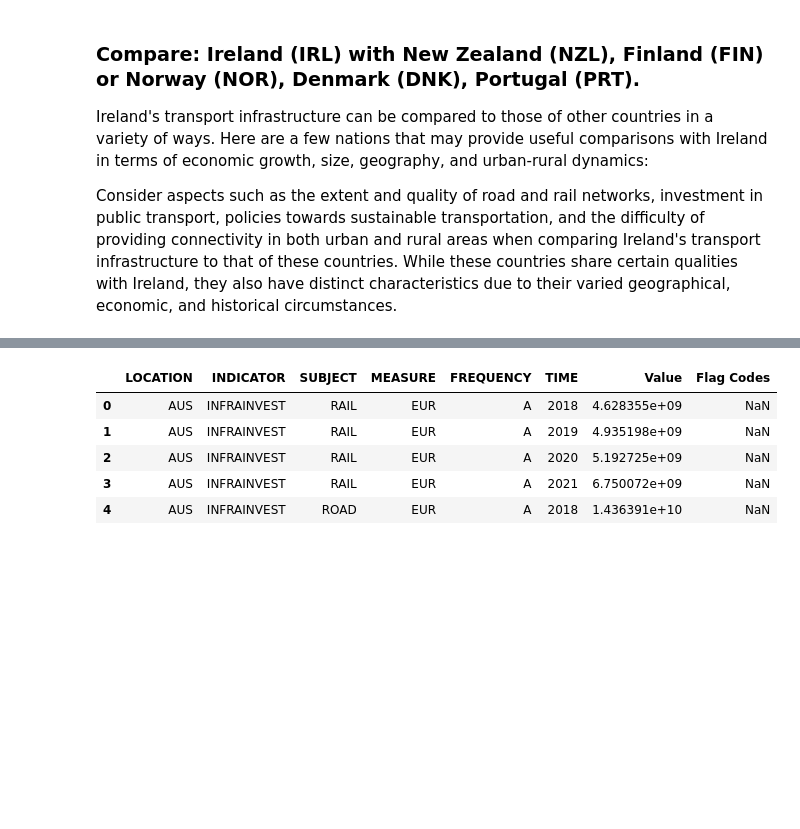
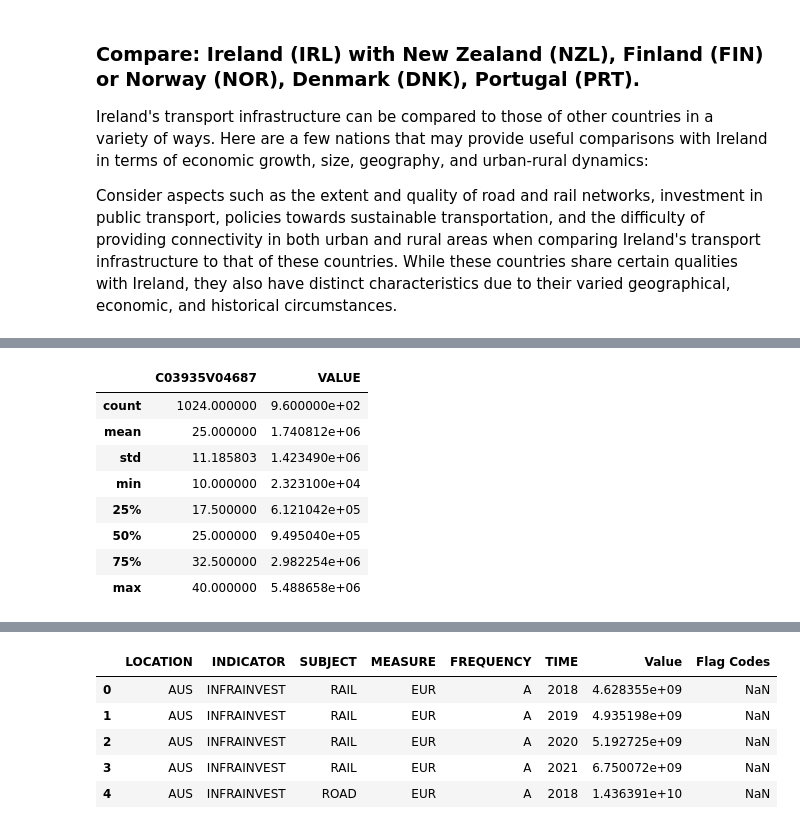
Before and after one commit to rosilenedasilva/public-transport-sentiment-analysis-insights, a Jupyter notebook: MSC_DA_CA2_transport_infra.ipynb, the cells around one changed output, grey strips where cells are left out. Cells and saved outputs as stored; diff of their text form; code cells hidden in the pictures; blank space fills up the shorter version.

```diff
--- a/MSC_DA_CA2_transport_infra.ipynb
+++ b/MSC_DA_CA2_transport_infra.ipynb
@@ -86,0 +160,12 @@ pd.set_option('display.max_rows', None)
+# %%
+public_transp_ie.describe()
+# %% [output]
+|  | C03935V04687 | VALUE |
+| count | 1024.000000 | 9.600000e+02 |
+| mean | 25.000000 | 1.740812e+06 |
+| std | 11.185803 | 1.423490e+06 |
+| min | 10.000000 | 2.323100e+04 |
+| 25% | 17.500000 | 6.121042e+05 |
+| 50% | 25.000000 | 9.495040e+05 |
+| 75% | 32.500000 | 2.982254e+06 |
+| max | 40.000000 | 5.488658e+06 |
```
Also changed, not shown: parts of 57 cells of this notebook, 2 other files.
